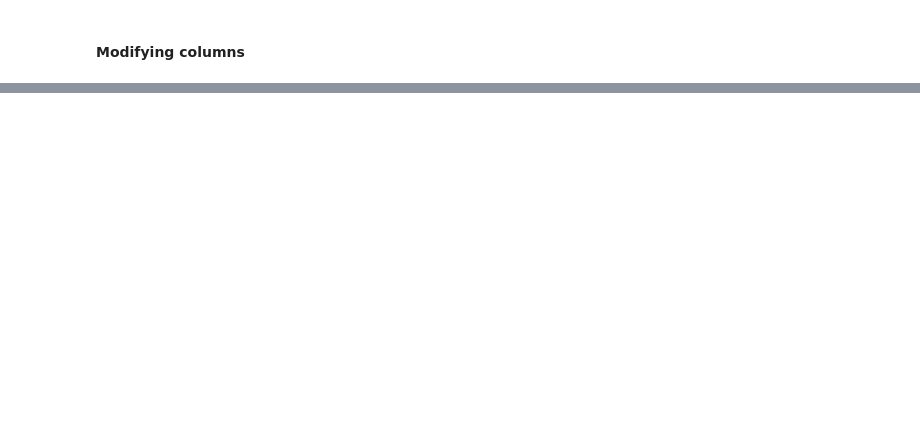
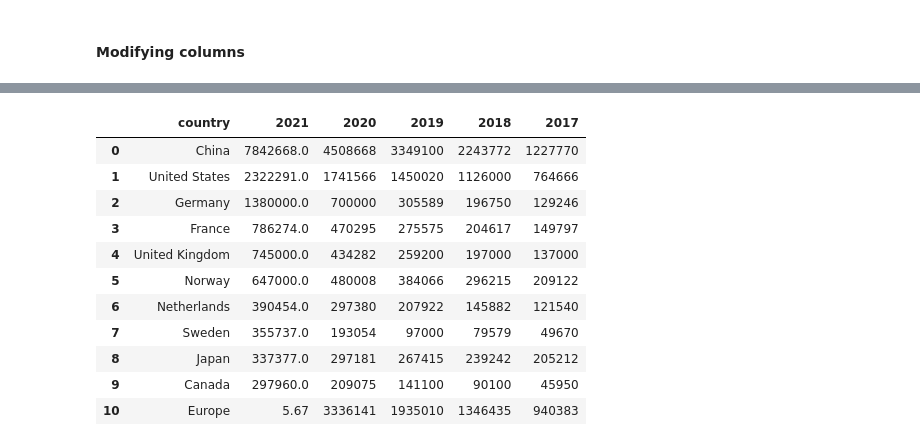
Before and after one commit to Estherkii/EV-Market-Dynamics, a Jupyter notebook: src/cleaning.ipynb, the cells around one changed output, grey strips where cells are left out. Saved outputs shown, nothing was run; the diff lists cells and outputs as text; code cells hidden in the pictures; blank space fills up the shorter version.

```diff
--- a/src/cleaning.ipynb
+++ b/src/cleaning.ipynb
@@ -407,0 +495,9 @@ ev_sales.head()
+# %%
+valid_countries = [
+    'United States', 'Germany', 'France', 'United Kingdom',
+    'Norway', 'Netherlands', 'Sweden', 'Japan', 'Canada', 'China', 'Europe'
+]
+
+ev_sales_scraping = ev_sales_scraping[ev_sales_scraping['country'].isin(valid_countries)]
+
+ev_sales_scraping.reset_index(drop=True, inplace=True)
@@ -407,0 +521,4 @@ ev_sales.head()
+# %%
+columns_to_include = [col for col in ev_sales_scraping.columns if '.1' not in col]
+
+ev_stock = ev_sales_scraping[columns_to_include]
@@ -407,0 +534,34 @@ ev_sales.head()
+# %%
+def clean_numeric(value):
+
+    cleaned_value = re.sub(r'\[.*?\]', '', str(value))
+    cleaned_value = re.sub(r'[^\d.]+', '', cleaned_value)
+
+
+    if not cleaned_value or not any(char.isdigit() for char in cleaned_value):
+        return None
+
+    try:
+
+        return int(cleaned_value)
+    except ValueError:
+        return float(cleaned_value)
+# %%
+for col in ev_stock.columns:
+    if col != 'country':
+        ev_stock.loc[:, col] = ev_stock[col].apply(clean_numeric)
+# %%
+ev_stock
+# %% [output]
+|  | country | 2021 | 2020 | 2019 | 2018 | 2017 |
+| 0 | China | 7842668.0 | 4508668 | 3349100 | 2243772 | 1227770 |
+| 1 | United States | 2322291.0 | 1741566 | 1450020 | 1126000 | 764666 |
+| 2 | Germany | 1380000.0 | 700000 | 305589 | 196750 | 129246 |
+| 3 | France | 786274.0 | 470295 | 275575 | 204617 | 149797 |
+| 4 | United Kingdom | 745000.0 | 434282 | 259200 | 197000 | 137000 |
+| 5 | Norway | 647000.0 | 480008 | 384066 | 296215 | 209122 |
+| 6 | Netherlands | 390454.0 | 297380 | 207922 | 145882 | 121540 |
+| 7 | Sweden | 355737.0 | 193054 | 97000 | 79579 | 49670 |
+| 8 | Japan | 337377.0 | 297181 | 267415 | 239242 | 205212 |
+| 9 | Canada | 297960.0 | 209075 | 141100 | 90100 | 45950 |
+| 10 | Europe | 5.67 | 3336141 | 1935010 | 1346435 | 940383 |
```
Also changed, not shown: parts of 34 cells of this notebook, 5 other files.
